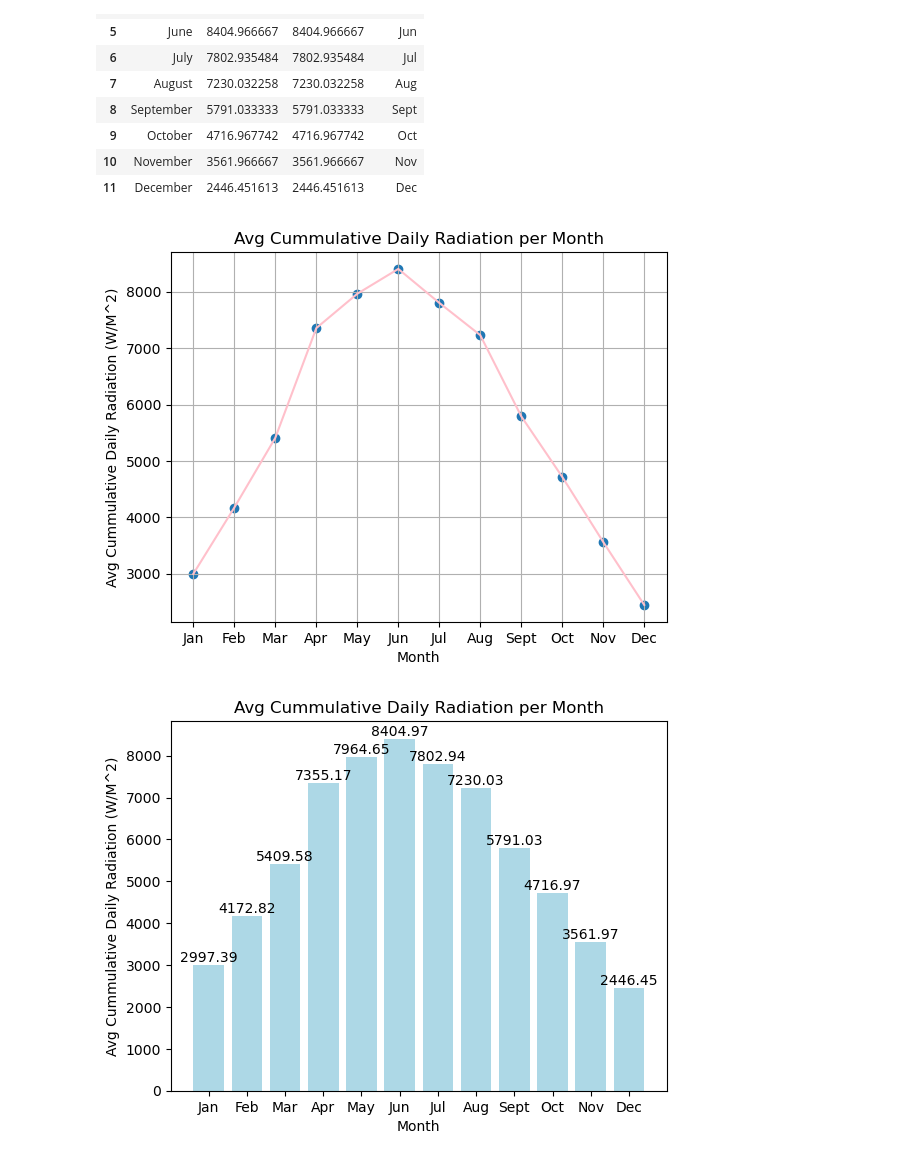
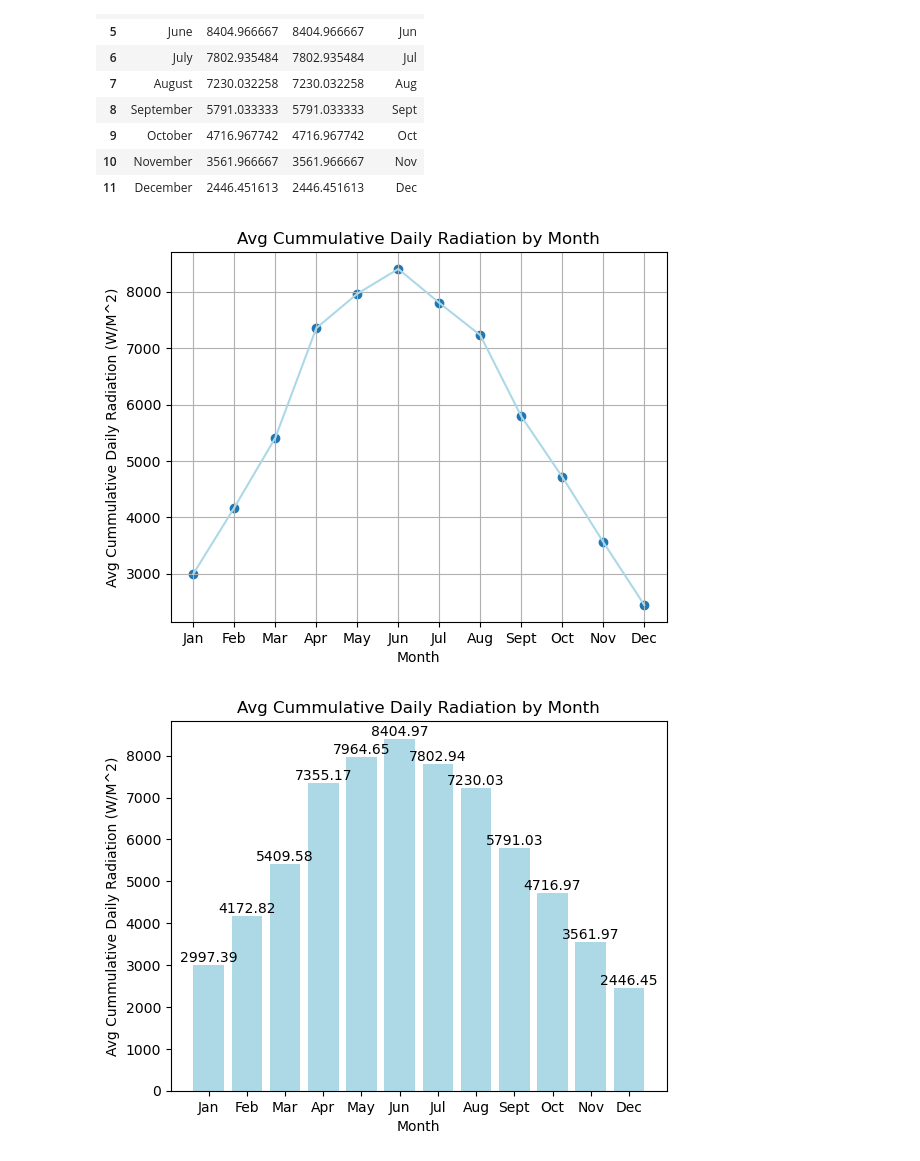
Before and after one commit to JulianEsler/7Q10, a Jupyter notebook: Representative Cumulative Daily Radiation.ipynb, the cells around one changed output. Cells and saved outputs as stored; diff of their text form; code cells hidden in the pictures.

```diff
--- a/Representative Cumulative Daily Radiation.ipynb
+++ b/Representative Cumulative Daily Radiation.ipynb
@@ -150,24 +150,24 @@ dsdf
 # %%
 plt.scatter(dsdf.index,dsdf.avg)
 
-plt.title('Avg Cummulative Daily Radiation per Month')
+plt.title('Avg Cummulative Daily Radiation by Month')
 plt.xlabel('Month')
 plt.ylabel('Avg Cummulative Daily Radiation (W/M^2)')
 plt.grid(True)
-plt.plot(dsdf.month,dsdf.avg,'pink')
+plt.plot(dsdf.month,dsdf.avg,'lightblue')
 
 plt.xticks(dsdf.month)
 plt.show()
 # %% [output]
-[figure, old version]
+[figure, new version]
 # %%
 plt.bar(dsdf.month,dsdf.avg,color='lightblue')
 
-plt.title('Avg Cummulative Daily Radiation per Month')
+plt.title('Avg Cummulative Daily Radiation by Month')
 plt.xlabel('Month')
 plt.ylabel('Avg Cummulative Daily Radiation (W/M^2)')
 
 for i, value in enumerate(dsdf.avg):
     plt.text(dsdf.month[i], value + 0.1, round(value, 2), ha='center', va='bottom')
 # %% [output]
-[figure, old version]
+[figure, new version]
```
